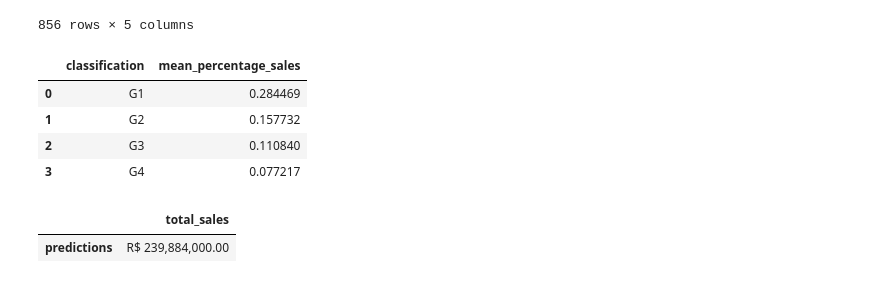
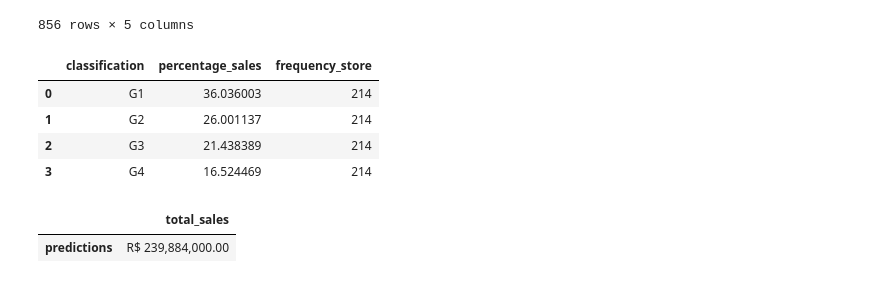
Before and after one commit to vorges-data/Data_Science_Em_Producao, a Jupyter notebook: mod2-v01-store-sales-prediction.ipynb, the cells around one changed output. Cells and saved outputs as stored; diff of their text form; code cells hidden in the pictures.

Commit message:
atualizando os resultados do negocio

```diff
--- a/mod2-v01-store-sales-prediction.ipynb
+++ b/mod2-v01-store-sales-prediction.ipynb
@@ -2131,6 +2110,27 @@ df_result_2 = ( ( esc_result
               )
 # %%
 df_result_full = pd.merge(df_result_1, df_result_2, how='inner', on='store')
+# %%
+def calculate_quartil(df):
+    data = df.copy()
+
+    q25 = data['predictions'].quantile(.25)
+    q50 = data['predictions'].quantile(.5)
+    q75 = data['predictions'].quantile(.75)
+
+    return q25, q50, q75
+
+def category_variable(x):
+    q25, q50, q75 = calculate_quartil(df_result_full)
+
+    if x <= q25:
+        return 'G4'
+    elif x <= q50:
+        return 'G3'
+    elif x <= q75:
+        return 'G2'
+    else:
+        return 'G1'
 # %%
 df_result_full['classification'] = df_result_full['predictions'].apply(lambda x: category_variable(x))
 # %%
@@ -2151,13 +2151,17 @@ df_result_full.sort_values(by='predictions', ascending=False)
 856 rows × 5 columns
 # %%
 # Média percentual de vendas por loja
-df_result_full.groupby('classification').agg({'percentage_sales': 'mean'}).reset_index().rename(columns={'percentage_sales': 'mean_percentage_sales'})
+( df_result_full
+ .groupby('classification')
+ .agg({'percentage_sales': 'sum', 'store': 'count'})
+ .reset_index()
+ .rename(columns={'percentage_sales': 'percentage_sales', 'store': 'frequency_store'}) )
 # %% [output]
-|  | classification | mean_percentage_sales |
-| 0 | G1 | 0.284469 |
-| 1 | G2 | 0.157732 |
-| 2 | G3 | 0.110840 |
-| 3 | G4 | 0.077217 |
+|  | classification | percentage_sales | frequency_store |
+| 0 | G1 | 36.036003 | 214 |
+| 1 | G2 | 26.001137 | 214 |
+| 2 | G3 | 21.438389 | 214 |
+| 3 | G4 | 16.524469 | 214 |
 # %%
 # Total de vendas
 esc_result_total = df_result_1[['predictions']].sum().to_frame().rename(columns={0: 'total_sales'})
```
Also changed, not shown: parts of 1 cell of this notebook.
